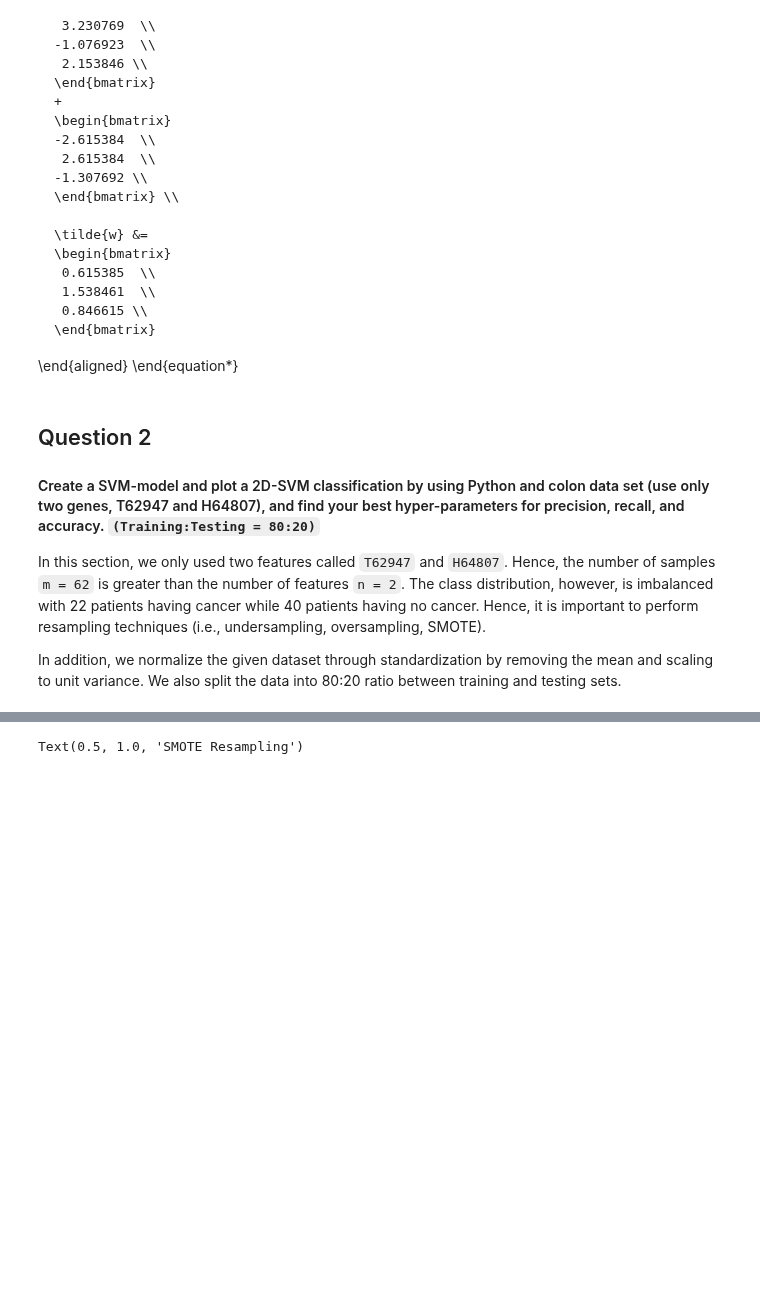
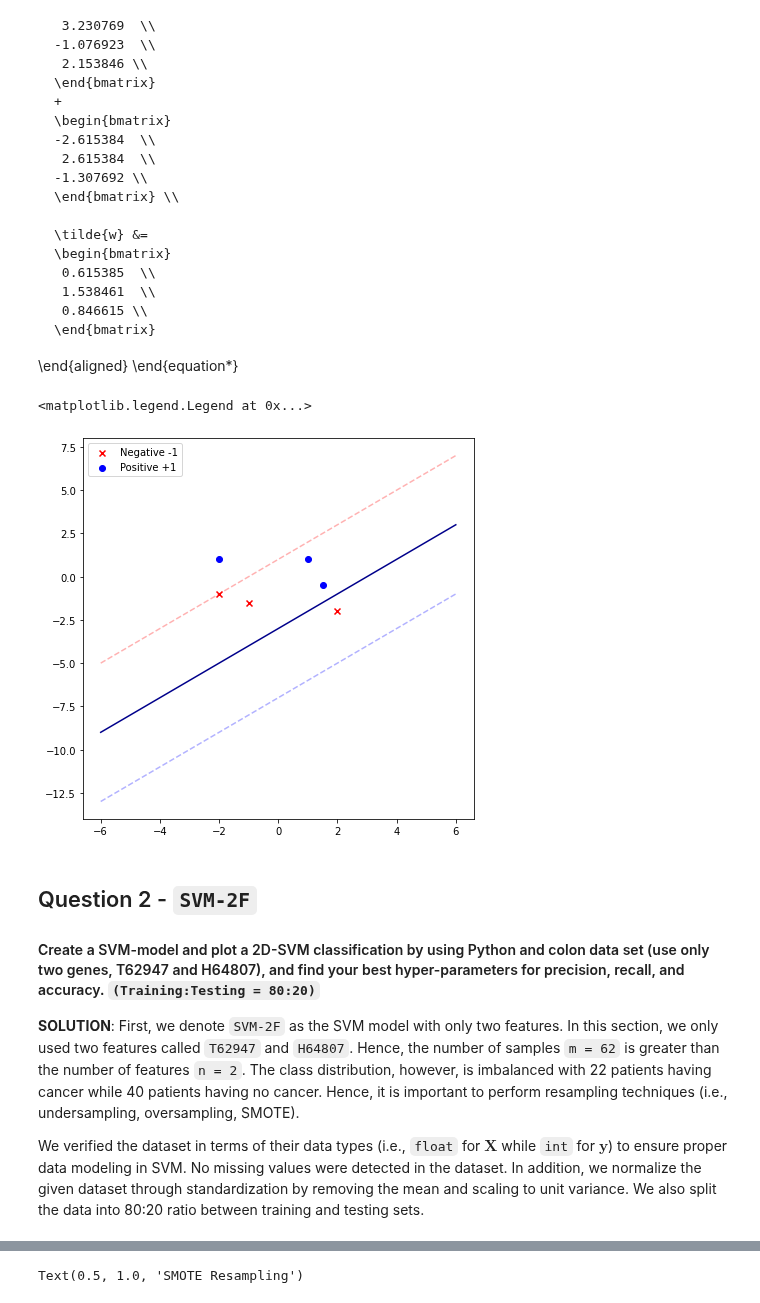
Before and after one commit to rrwabina/RADI608, a Jupyter notebook: Python Lectures/04 SVM/scripts/assignment.ipynb, the cells around one changed output, grey strips where cells are left out. Cells and saved outputs as stored; diff of their text form; code cells hidden in the pictures; blank space fills up the shorter version.

```diff
--- a/Python Lectures/04 SVM/scripts/assignment.ipynb
+++ b/Python Lectures/04 SVM/scripts/assignment.ipynb
@@ -165,13 +165,39 @@ Using Gaussian elimination, the $\alpha_i$ are given by $\alpha_1 = 2.153846$ an
     \end{bmatrix}
 \end{aligned}
 \end{equation*}
+# %%
+x_pos = np.array([[-2,  1], [1, 1], [1.5, -0.5]])
+y_pos = np.array([1, 1, 1])
+
+x_neg = np.array([[-2, -1], [-1, -1.5],[2, -2]])
+y_neg = np.array([-1, -1, -1])
+
+x1 = np.linspace(-6, 6)
+x = np.vstack((np.linspace(-10,10),np.linspace(-10,10)))
+
+X = np.vstack((x_pos, x_neg))
+y = np.concatenate((y_pos,y_neg))
+
+w = np.array([0.615385, 1.538461]).reshape(-1,1)
+b = 0.846615
+
+fig = plt.figure(figsize = (7, 7))
+plt.scatter(x_neg[:,0], x_neg[:,1], marker = 'x', color = 'r', label = 'Negative -1')
+plt.scatter(x_pos[:,0], x_pos[:,1], marker = 'o', color = 'b', label = 'Positive +1')
+plt.plot(x1, x1  - 3, color = 'darkblue')
+plt.plot(x1, x1  - 7, linestyle = '--', alpha = .3, color = 'b')
+plt.plot(x1, x1  + 1, linestyle = '--', alpha = .3, color = 'r')
+plt.legend()
+# %% [output]
+<matplotlib.legend.Legend at 0x...>
+[figure, added]
 # %% [markdown]
-## Question 2
+## Question 2 - <code>SVM-2F</code>
 #### Create a SVM-model and plot a 2D-SVM classification by using Python and colon data set (use only two genes, T62947 and H64807), and find your best hyper-parameters for precision, recall, and accuracy. <code>(Training:Testing = 80:20)</code>
 
-In this section, we only used two features called <code>T62947</code> and <code>H64807</code>. Hence, the number of samples <code>m = 62</code> is greater than the number of features <code>n = 2</code>. The class distribution, however, is imbalanced with 22 patients having cancer while 40 patients having no cancer. Hence, it is important to perform resampling techniques (i.e., undersampling, oversampling, SMOTE).
+**SOLUTION**: First, we denote <code>SVM-2F</code> as the SVM model with only two features. In this section, we only used two features called <code>T62947</code> and <code>H64807</code>. Hence, the number of samples <code>m = 62</code> is greater than the number of features <code>n = 2</code>. The class distribution, however, is imbalanced with 22 patients having cancer while 40 patients having no cancer. Hence, it is important to perform resampling techniques (i.e., undersampling, oversampling, SMOTE).
 
-In addition, we normalize the given dataset through standardization by removing the mean and scaling to unit variance. We also split the data into 80:20 ratio between training and testing sets.
+We verified the dataset in terms of their data types (i.e., <code>float</code> for $\mathbf{X}$ while <code>int</code> for $\mathbf{y}$) to ensure proper data modeling in SVM. No missing values were detected in the dataset. In addition, we normalize the given dataset through standardization by removing the mean and scaling to unit variance. We also split the data into 80:20 ratio between training and testing sets.
 # %%
 df_colon = pd.read_csv('../data/colon.csv')
 XX = df_colon[['T62947', 'H64807']]
```
Also changed, not shown: parts of 22 cells of this notebook, 2 other files.
